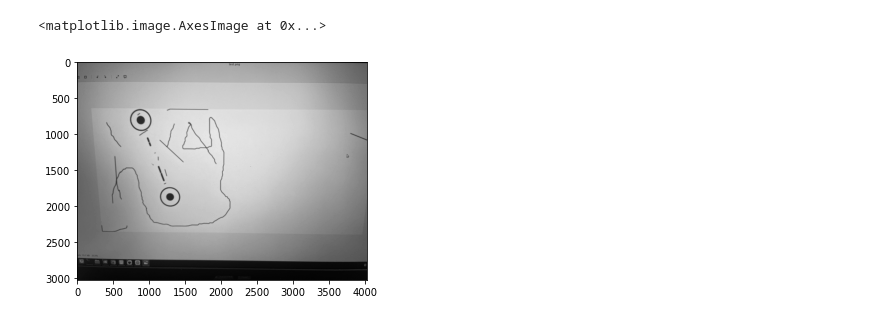
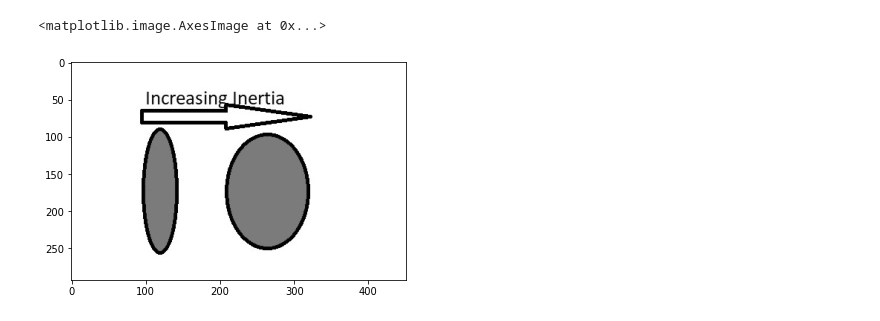
Before and after one commit to yogesh895/FlamCode, a Jupyter notebook: detection/detector2.ipynb, the cells around one changed output. Drawn from its saved outputs; the diff is of its cells as text; code cells hidden in the pictures.

```diff
--- a/detection/detector2.ipynb
+++ b/detection/detector2.ipynb
@@ -8,11 +8,11 @@ import glob
 import math
 from imutils.object_detection import non_max_suppression
 # %%
-img = cv2.imread('test2.jpg', cv2.IMREAD_GRAYSCALE)
+img = cv2.imread('1.jpg', cv2.IMREAD_GRAYSCALE)
 plt.imshow(img,cmap='gray')
 # %% [output]
 <matplotlib.image.AxesImage at 0x...>
-[figure, old version]
+[figure, new version]
 # %%
 _, thresh_img = cv2.threshold(img,120,255,cv2.THRESH_BINARY)
 kernel = np.ones((5,5), np.uint8)
```
Also changed, not shown: parts of 3 cells of this notebook, 1 other file.
